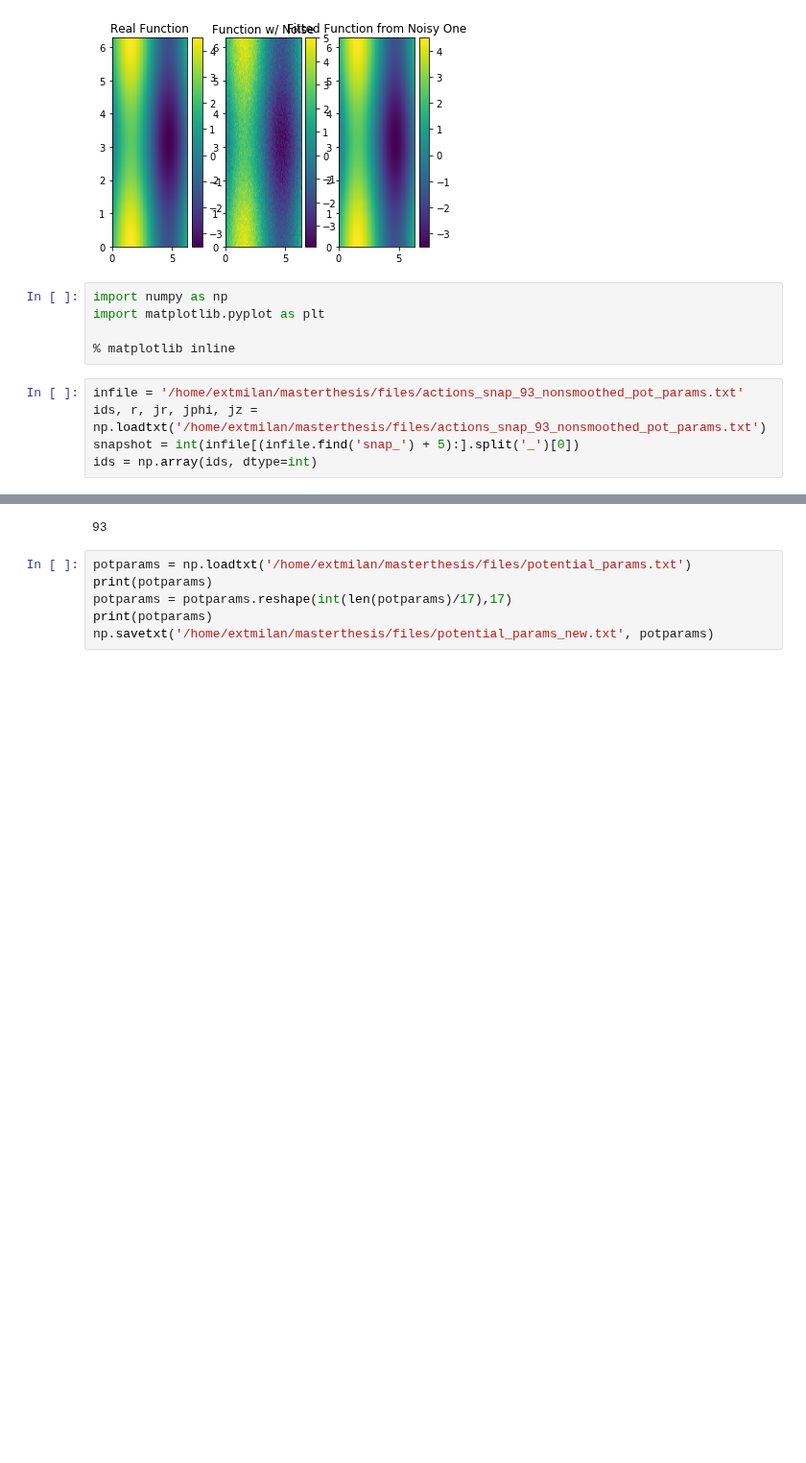
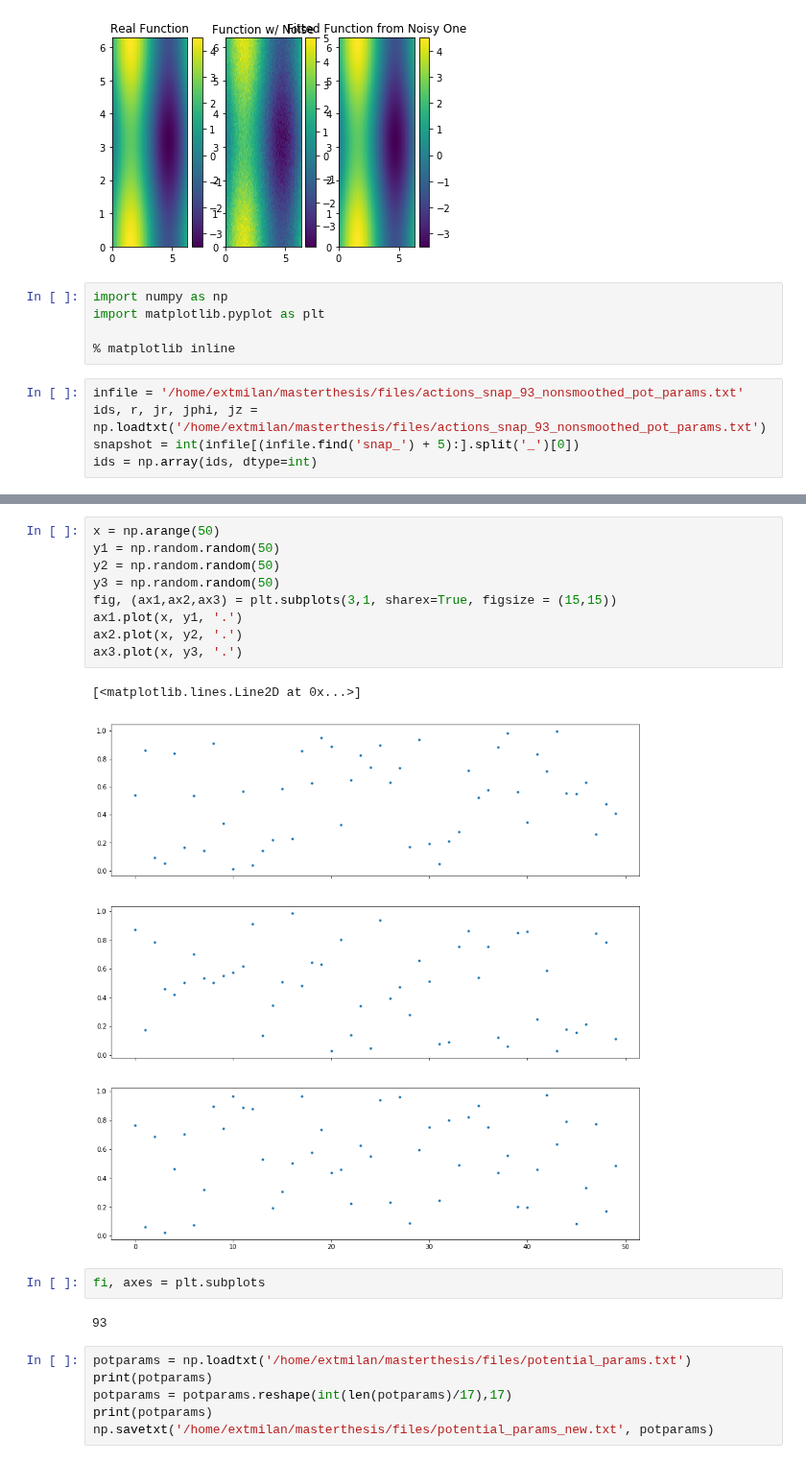
Before and after one commit to sophialilleengen/masterproject, a Jupyter notebook: notebooks/Testing nb.ipynb, the cells around one changed output, grey strips where cells are left out. Shown at 96% size. Drawn from its saved outputs; the diff is of its cells as text; blank space fills up the shorter version.

```diff
--- a/notebooks/Testing nb.ipynb
+++ b/notebooks/Testing nb.ipynb
@@ -92,3 +89,17 @@ ids = np.array(ids, dtype=int)
+# %%
+x = np.arange(50)
+y1 = np.random.random(50)
+y2 = np.random.random(50)
+y3 = np.random.random(50)
+fig, (ax1,ax2,ax3) = plt.subplots(3,1, sharex=True, figsize = (15,15))
+ax1.plot(x, y1, '.')
+ax2.plot(x, y2, '.')
+ax3.plot(x, y3, '.')
+# %% [output]
+[<matplotlib.lines.Line2D at 0x...>]
+[figure, added]
+# %%
+fi, axes = plt.subplots
 # %%
 # %% [output]
 93
```
Also changed, not shown: parts of 10 cells of this notebook, 6 other files.
